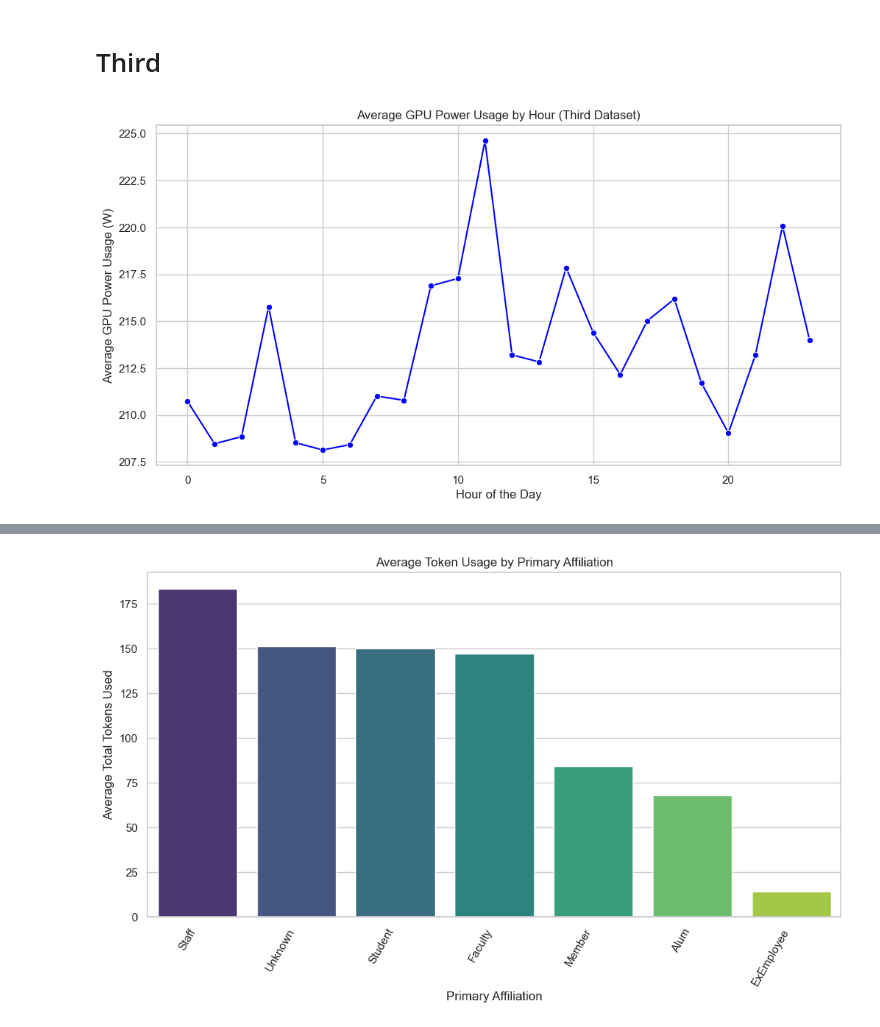
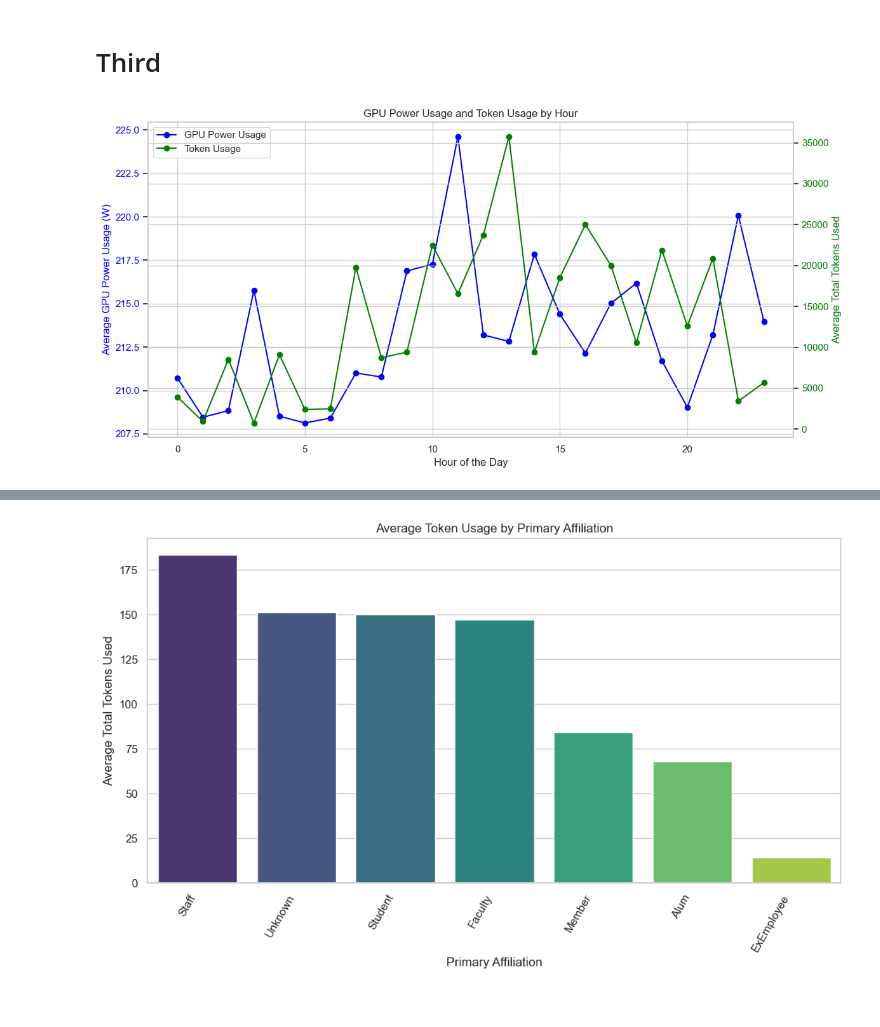
Before and after one commit to xerader/energy-and-ai, a Jupyter notebook: Data Analysis.ipynb, the cells around one changed output, grey strips where cells are left out. Drawn from its saved outputs; the diff is of its cells as text; code cells hidden in the pictures.

Commit message:
adds more information for local specific data

```diff
--- a/data/Data Analysis.ipynb
+++ b/Data Analysis.ipynb
@@ -331,42 +352,83 @@ Name: total, dtype: float64
 # %% [markdown]
 # Third
 # %%
-memory_utilization_3 = pd.read_csv('./Third/GPU Framebuffer Mem Used-data-as-joinbyfield-2025-05-27 11_13_40.csv', header=1)
+memory_utilization_3 = pd.read_csv('./data/Third/GPU Framebuffer Mem Used-data-as-joinbyfield-2025-05-27 11_13_40.csv', header=1)
 
-gpu_power_usage_3 = pd.read_csv('./Third/GPU Power Usage-data-as-joinbyfield-2025-05-27 11_12_32.csv', header=1)
+gpu_power_usage_3 = pd.read_csv('./data/Third/GPU Power Usage-data-as-joinbyfield-2025-05-27 11_12_32.csv', header=1)
 
-gpu_utilization_3 = pd.read_csv('./Third/GPU Utilization-data-as-joinbyfield-2025-05-27 11_13_02.csv', header=1)
+gpu_utilization_3 = pd.read_csv('./data/Third/GPU Utilization-data-as-joinbyfield-2025-05-27 11_13_02.csv', header=1)
 
-tensor_core_utilization_3 = pd.read_csv('./Third/Tensor Core Utilization-data-as-joinbyfield-2025-05-27 11_13_15.csv', header=1)
+tensor_core_utilization_3 = pd.read_csv('./data/Third/Tensor Core Utilization-data-as-joinbyfield-2025-05-27 11_13_15.csv', header=1)
 
-token_usage_3 = pd.read_csv('./Third/Token Usage by Affiliation-data-2025-05-27 11_10_12.csv', header=1)
+token_usage_3 = pd.read_csv('./data/Third/Token Usage by Affiliation-data-2025-05-27 11_10_12.csv', header=1)
 
-model_usage_3 = pd.read_csv("./Third/Token Usage by Model-data-2025-05-27 11_10_26.csv", header=1)
+model_usage_3 = pd.read_csv("./data/Third/Token Usage by Model-data-2025-05-27 11_10_26.csv", header=1)
 model_usage_3.columns = ['time', 'model', 'total_tokens']
 # %%
 # add up power utilization
 gpu_power_usage_3['total'] = gpu_power_usage_3[[x for x in gpu_power_usage_3.columns if 'GPU' in x]].sum(axis=1)
 # bucket times into 1 hours intervals
 gpu_power_usage_3['time_bucket'] = pd.to_datetime(gpu_power_usage_3['Time'], format='mixed').dt.floor('h')
 gpu_power_usage_3['day'] = gpu_power_usage_3['time_bucket'].dt.date
 gpu_power_usage_3['hour'] = gpu_power_usage_3['time_bucket'].dt.hour
 
 # plot
+# Group GPU power usage by hour and day
 gpu_power_usage_3_hour = gpu_power_usage_3.groupby(['hour']).agg({'total': 'mean'}).reset_index()
 gpu_power_usage_3_day = gpu_power_usage_3.groupby(['day']).agg({'total': 'mean'}).reset_index()
-# Plot average GPU power usage by hour
-plt.figure(figsize=(12, 6))
-sns.lineplot(data=gpu_power_usage_3_hour, x='hour', y='total', marker='o', color='blue')
-plt.xlabel('Hour of the Day')
-plt.ylabel('Average GPU Power Usage (W)')
-plt.title('Average GPU Power Usage by Hour (Third Dataset)')
-plt.savefig(f"{output_dir}/gpu_power_usage_by_hour_3rd_dataset.png")
-# Plot average GPU power usage by day
-plt.figure(figsize=(12, 6))
-sns.lineplot(data=gpu_power_usage_3_day, x='day', y='total', marker='o', color='red')
-plt.xlabel('Day')
-plt.ylabel('Average GPU Power Usage (W)')
-plt.title('Average GPU Power Usage by Day (Third Dataset)')
-plt.savefig(f"{output_dir}/gpu_power_usage_by_day_3rd_dataset.png")
+
+# Plot GPU power usage and token usage by hour
+fig, ax1 = plt.subplots(figsize=(12, 6))
+
+# Plot GPU power usage on primary axis (left)
+color1 = 'blue'
+ax1.set_xlabel('Hour of the Day')
+ax1.set_ylabel('Average GPU Power Usage (W)', color=color1)
+ax1.plot(gpu_power_usage_3_hour['hour'], gpu_power_usage_3_hour['total'], marker='o', color=color1, label='GPU Power Usage')
+ax1.tick_params(axis='y', labelcolor=color1)
+
+# Create secondary axis (right) sharing the same x-axis
+ax2 = ax1.twinx()
+color2 = 'green'
+ax2.set_ylabel('Average Total Tokens Used', color=color2)
+ax2.plot(local_model_usage_3_hour['hour'], local_model_usage_3_hour['total_tokens'], marker='o', color=color2, label='Token Usage')
+ax2.tick_params(axis='y', labelcolor=color2)
+
+# Add title and legends
+plt.title('GPU Power Usage and Token Usage by Hour')
+lines1, labels1 = ax1.get_legend_handles_labels()
+lines2, labels2 = ax2.get_legend_handles_labels()
+ax1.legend(lines1 + lines2, labels1 + labels2, loc='upper left')
+
+# Show plot
+plt.tight_layout()
+plt.show()
+
+# Plot GPU power usage and token usage by day
+fig, ax1 = plt.subplots(figsize=(12, 6))
+
+# Plot GPU power usage on primary axis (left)
+color1 = 'blue'
+ax1.set_xlabel('Day')
+ax1.set_ylabel('Average GPU Power Usage (W)', color=color1)
+ax1.plot(gpu_power_usage_3_day['day'], gpu_power_usage_3_day['total'], marker='o', color=color1, label='GPU Power Usage')
+ax1.tick_params(axis='y', labelcolor=color1)
+
+# Create secondary axis (right) sharing the same x-axis
+ax2 = ax1.twinx()
+color2 = 'green'
+ax2.set_ylabel('Average Total Tokens Used', color=color2)
+ax2.plot(local_model_usage_3_day['day'], local_model_usage_3_day['total_tokens'], marker='o', color=color2, label='Token Usage')
+ax2.tick_params(axis='y', labelcolor=color2)
+
+# Add title and legends
+plt.title('GPU Power Usage and Token Usage by Day')
+lines1, labels1 = ax1.get_legend_handles_labels()
+lines2, labels2 = ax2.get_legend_handles_labels()
+ax1.legend(lines1 + lines2, labels1 + labels2, loc='upper left')
+
+# Show plot
+plt.tight_layout()
+plt.show()
 # %% [output]
-[figure, old version]
+[figure, new version]
```
Also changed, not shown: parts of 11 cells of this notebook, 1 other file.
